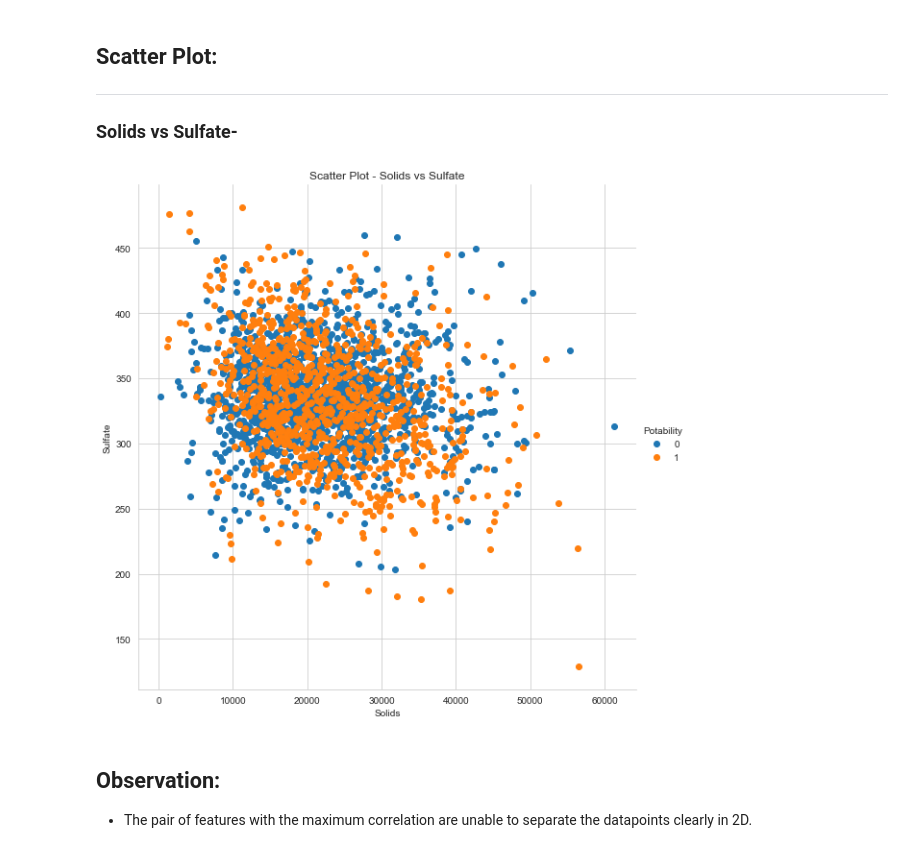
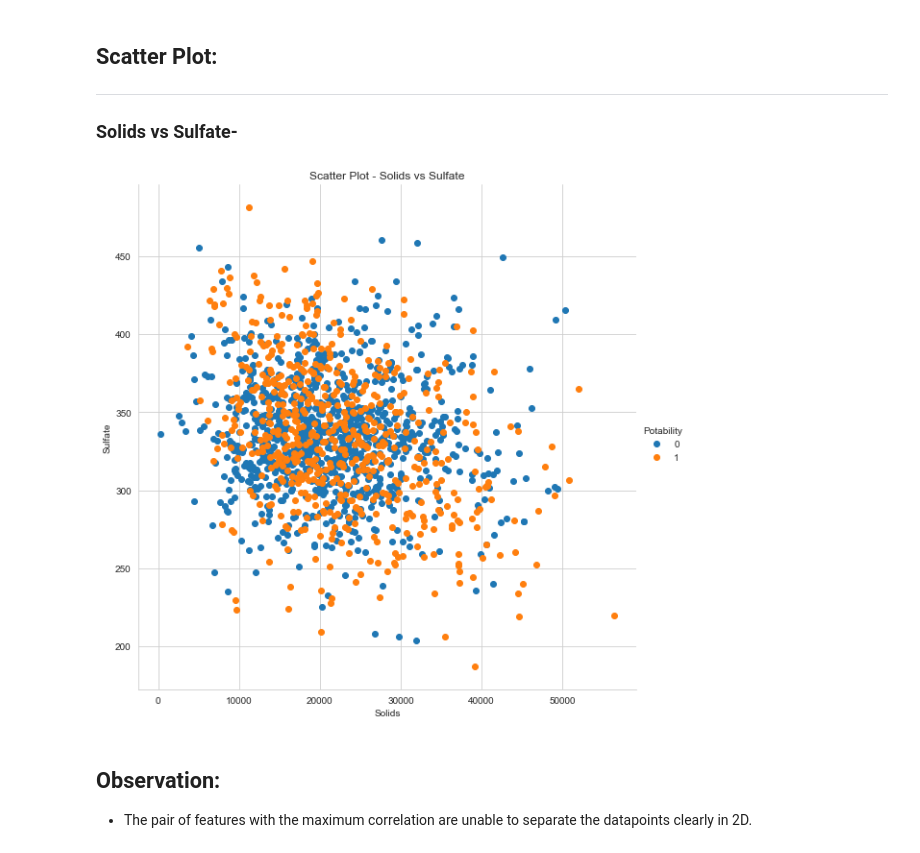
Before and after one commit to leoAshu/water-quality-assessment, a Jupyter notebook: notebooks/eda_master.ipynb, the cells around one changed output. Cells and saved outputs as stored; diff of their text form; code cells hidden in the pictures.

Commit message:
splits imputed dataset for training, validation and testing

```diff
--- a/notebooks/eda_master.ipynb
+++ b/notebooks/eda_master.ipynb
@@ -566,14 +616,14 @@ plt.show()
 ---
 ### Solids vs Sulfate-
 # %%
-chart = sns.FacetGrid(df, hue="Potability", height=8).map(plt.scatter, "Solids", "Sulfate").add_legend()
+chart = sns.FacetGrid(df_train, hue="Potability", height=8).map(plt.scatter, "Solids", "Sulfate").add_legend()
 axes = chart.axes.flatten()
 axes[0].set_title("Scatter Plot - Solids vs Sulfate")
 axes[0].set_xlabel("Solids")
 axes[0].set_ylabel("Sulfate")
 plt.show()
 # %% [output]
-[figure, old version]
+[figure, new version]
 # %% [markdown]
 ## Observation:
 - The pair of features with the maximum correlation are unable to separate the datapoints clearly in 2D.
```
Also changed, not shown: parts of 23 cells of this notebook.
